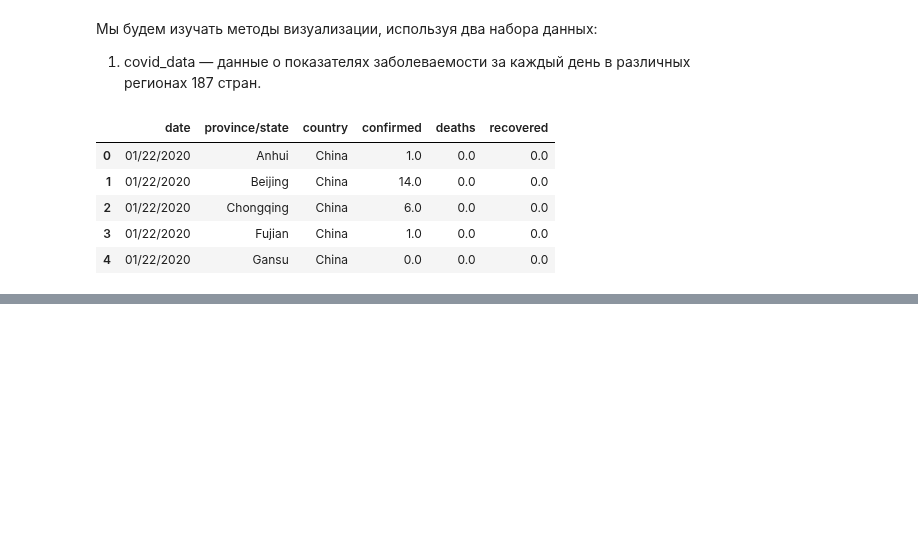
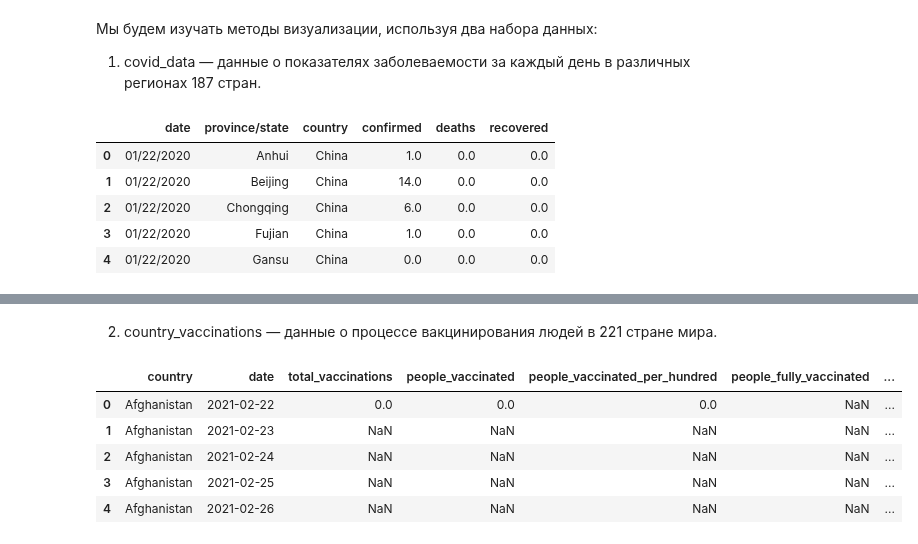
Before and after one commit to Dredox22/sf_data_science, a Jupyter notebook: SkillFactory/PY_13_Визуализация_данных/coronavirus.ipynb, the cells around one changed output, grey strips where cells are left out. Drawn from its saved outputs; the diff is of its cells as text; code cells hidden in the pictures; blank space fills up the shorter version.

```diff
--- a/SkillFactory/PY_13_Визуализация_данных/coronavirus.ipynb
+++ b/SkillFactory/PY_13_Визуализация_данных/coronavirus.ipynb
@@ -21,0 +31,18 @@ display(covid_data.head())
+# %% [markdown]
+2. country_vaccinations — данные о процессе вакцинирования людей в 221 стране мира.
+# %%
+vaccinations_data = pd.read_csv('data/country_vaccinations.csv')
+vaccinations_data = vaccinations_data[
+    ['country', 'date', 'total_vaccinations',
+     'people_vaccinated', 'people_vaccinated_per_hundred',
+     'people_fully_vaccinated', 'people_fully_vaccinated_per_hundred',
+     'daily_vaccinations', 'vaccines']
+]
+display(vaccinations_data.head())
+# %% [output]
+|  | country | date | total_vaccinations | people_vaccinated | people_vaccinated_per_hundred | people_fully_vaccinated | ... |
+| 0 | Afghanistan | 2021-02-22 | 0.0 | 0.0 | 0.0 | NaN | ... |
+| 1 | Afghanistan | 2021-02-23 | NaN | NaN | NaN | NaN | ... |
+| 2 | Afghanistan | 2021-02-24 | NaN | NaN | NaN | NaN | ... |
+| 3 | Afghanistan | 2021-02-25 | NaN | NaN | NaN | NaN | ... |
+| 4 | Afghanistan | 2021-02-26 | NaN | NaN | NaN | NaN | ... |
```
Also changed, not shown: parts of 21 cells of this notebook.
